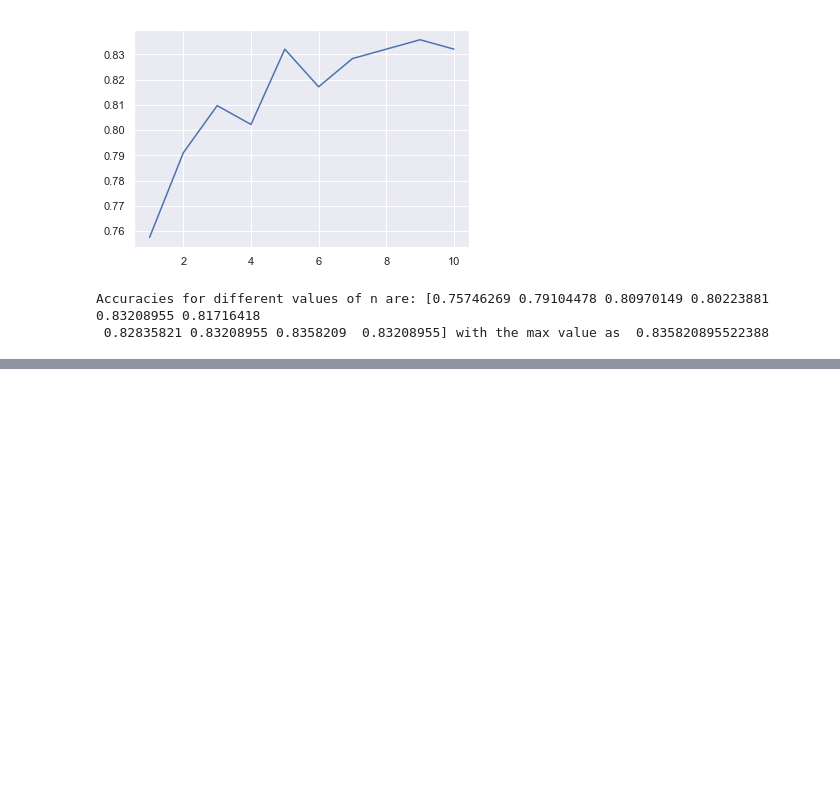
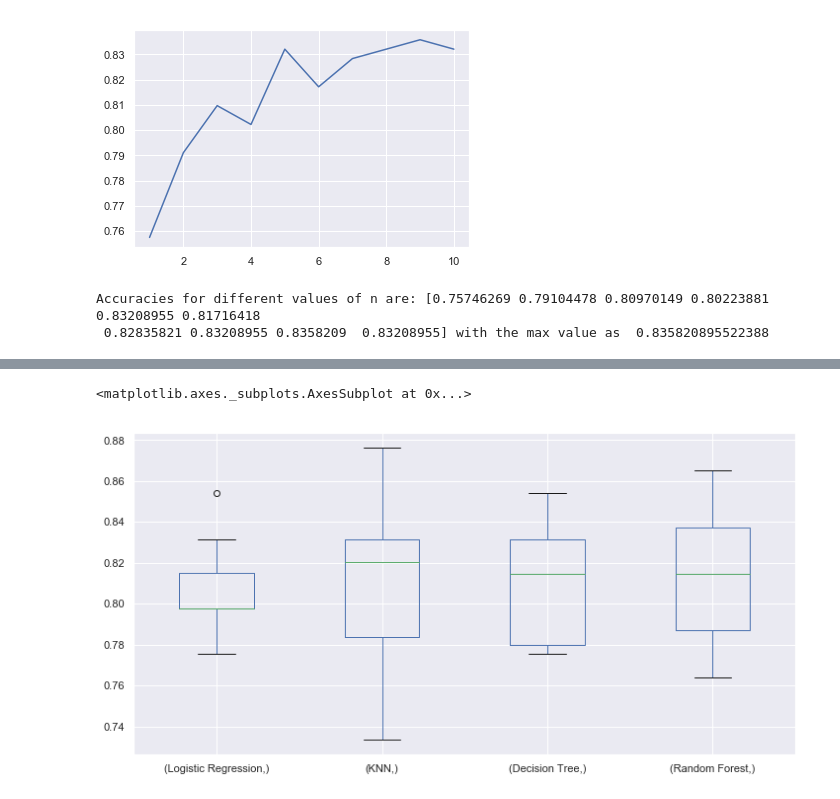
Before and after one commit to ShilpaGopal/machine-learning-problems, a Jupyter notebook: titanic/Titanic_EDA_Prediction.ipynb, the cells around one changed output, grey strips where cells are left out. Cells and saved outputs as stored; diff of their text form; code cells hidden in the pictures; blank space fills up the shorter version.

Commit message:
Prediction on titanic data set

```diff
--- a/titanic/Titanic_EDA_Prediction.ipynb
+++ b/titanic/Titanic_EDA_Prediction.ipynb
@@ -512,0 +524,36 @@ Accuracies for different values of n are: [0.75746269 0.79104478 0.80970149 0.80
+# %%
+# cross validation to improve the model variance
+
+from sklearn.model_selection import KFold
+from sklearn.model_selection import cross_val_score
+from sklearn.model_selection import cross_val_predict
+
+
+kfold = KFold(n_splits=10, random_state=22)
+
+means = []
+accuracy = []
+std = []
+
+classifiers=['Logistic Regression',
+             'KNN',
+             'Decision Tree',
+             'Random Forest']
+
+models=[LogisticRegression(),
+       KNeighborsClassifier(n_neighbors=9),
+       DecisionTreeClassifier(),
+       RandomForestClassifier(n_estimators=100)]
+
+for i in models:
+    model = i
+    cv_result = cross_val_score(model, X, Y,
+                                cv=kfold,
+                                scoring="accuracy")
+    means.append(cv_result.mean())
+    std.append(cv_result.std())
+    accuracy.append(cv_result)
+
+models_result = pd.DataFrame({'CV Mean':means, 'STD':std}, index=classifiers)
+
+models_result
@@ -512,0 +566,7 @@ Accuracies for different values of n are: [0.75746269 0.79104478 0.80970149 0.80
+# %%
+plt.subplots(figsize=(12,6))
+box=pd.DataFrame(accuracy, index=[classifiers])
+box.T.boxplot()
+# %% [output]
+<matplotlib.axes._subplots.AxesSubplot at 0x...>
+[figure, added]
```
Also changed, not shown: parts of 7 cells of this notebook.
